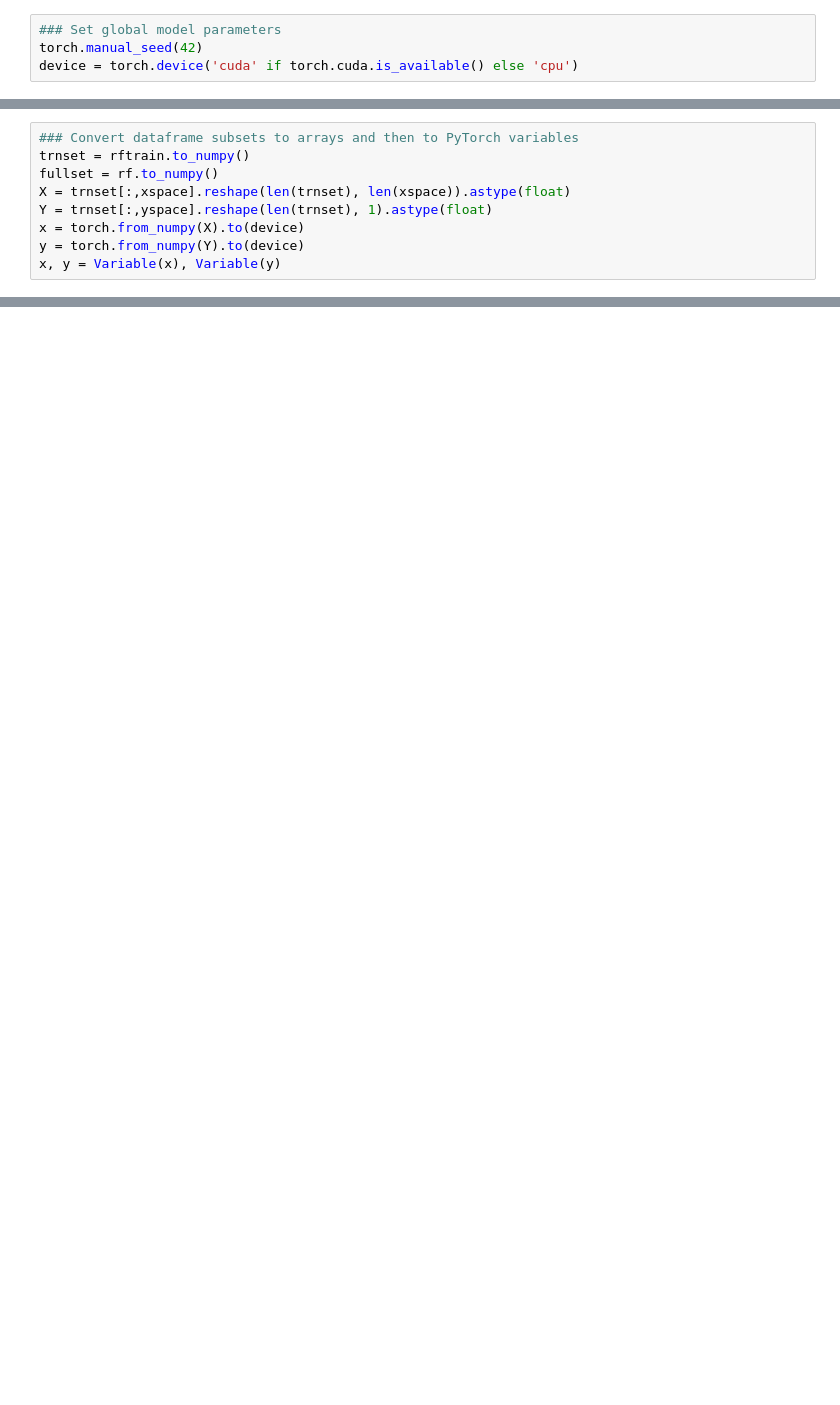
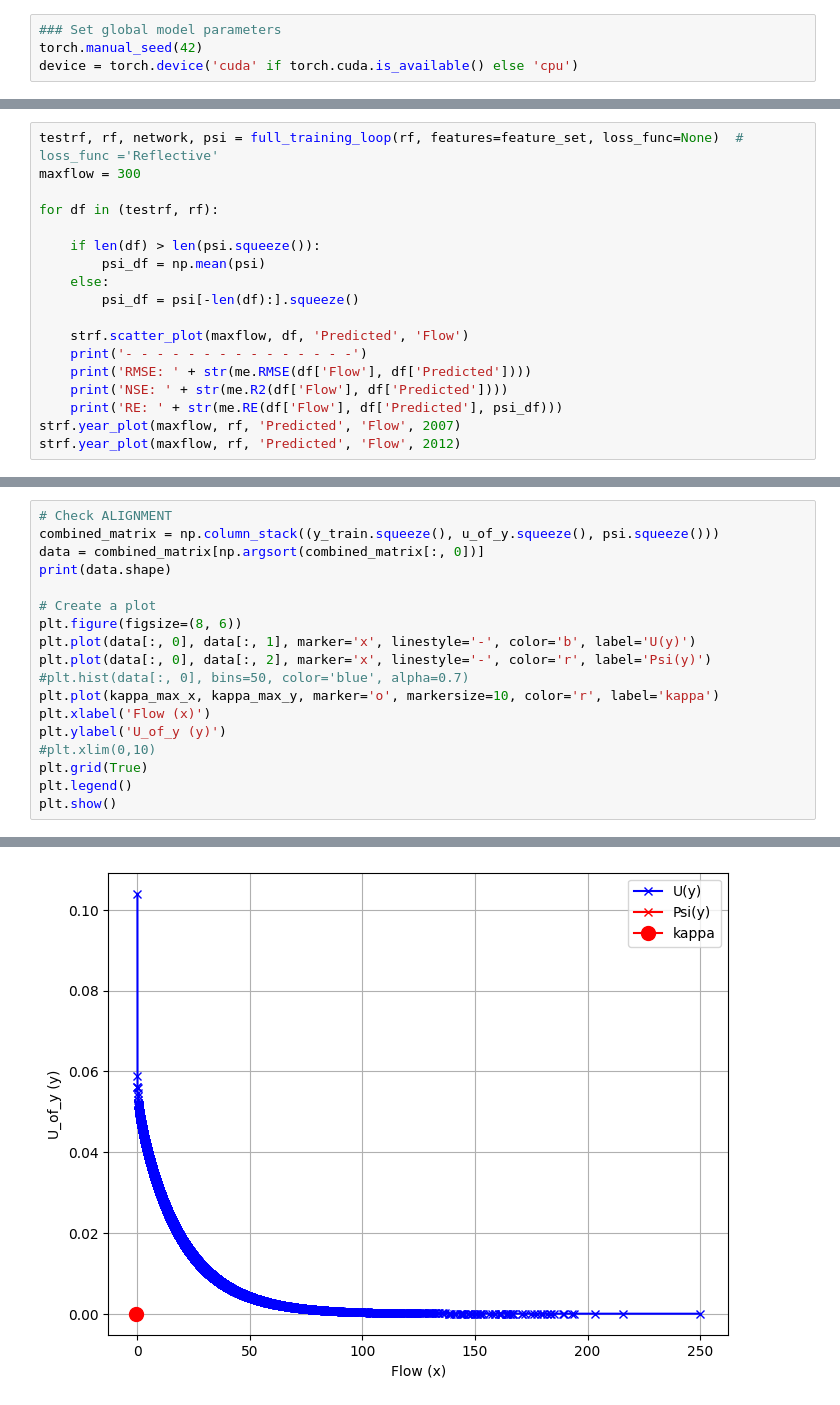
Before and after one commit to AlineGenvision/Lowlands-vs_highlands-streamflow, a Jupyter notebook: model_exploration.ipynb, the cells around one changed output, grey strips where cells are left out. Saved outputs shown, nothing was run; the diff lists cells and outputs as text; blank space fills up the shorter version.

```diff
--- a/model_exploration.ipynb
+++ b/model_exploration.ipynb
@@ -90,9 +135,0 @@ See the caveats in the documentation: https://pandas.pydata.org/pandas-docs/stab
-# %%
-### Convert dataframe subsets to arrays and then to PyTorch variables
-trnset = rftrain.to_numpy()
-fullset = rf.to_numpy()
-X = trnset[:,xspace].reshape(len(trnset), len(xspace)).astype(float)
-Y = trnset[:,yspace].reshape(len(trnset), 1).astype(float)
-x = torch.from_numpy(X).to(device)
-y = torch.from_numpy(Y).to(device)
-x, y = Variable(x), Variable(y)
@@ -213,0 +358,18 @@ R²: nan
+# %%
+testrf, rf, network, psi = full_training_loop(rf, features=feature_set, loss_func=None)  # loss_func ='Reflective'
+maxflow = 300
+
+for df in (testrf, rf):
+
+    if len(df) > len(psi.squeeze()):
+        psi_df = np.mean(psi)
+    else:
+        psi_df = psi[-len(df):].squeeze()
+
+    strf.scatter_plot(maxflow, df, 'Predicted', 'Flow')
+    print('- - - - - - - - - - - - - - -')
+    print('RMSE: ' + str(me.RMSE(df['Flow'], df['Predicted'])))
+    print('NSE: ' + str(me.R2(df['Flow'], df['Predicted'])))
+    print('RE: ' + str(me.RE(df['Flow'], df['Predicted'], psi_df)))
+strf.year_plot(maxflow, rf, 'Predicted', 'Flow', 2007)
+strf.year_plot(maxflow, rf, 'Predicted', 'Flow', 2012)
@@ -213,0 +573,19 @@ R²: nan
+# %%
+# Check ALIGNMENT
+combined_matrix = np.column_stack((y_train.squeeze(), u_of_y.squeeze(), psi.squeeze()))
+data = combined_matrix[np.argsort(combined_matrix[:, 0])]
+print(data.shape)
+
+# Create a plot
+plt.figure(figsize=(8, 6))
+plt.plot(data[:, 0], data[:, 1], marker='x', linestyle='-', color='b', label='U(y)')
+plt.plot(data[:, 0], data[:, 2], marker='x', linestyle='-', color='r', label='Psi(y)')
+#plt.hist(data[:, 0], bins=50, color='blue', alpha=0.7)
+plt.plot(kappa_max_x, kappa_max_y, marker='o', markersize=10, color='r', label='kappa')
+plt.xlabel('Flow (x)')
+plt.ylabel('U_of_y (y)')
+#plt.xlim(0,10)
+plt.grid(True)
+plt.legend()
+plt.show()
+# %% [output]
@@ -213,0 +593 @@ R²: nan
+[figure, added]
```
Also changed, not shown: parts of 31 cells of this notebook, 11 other files.
